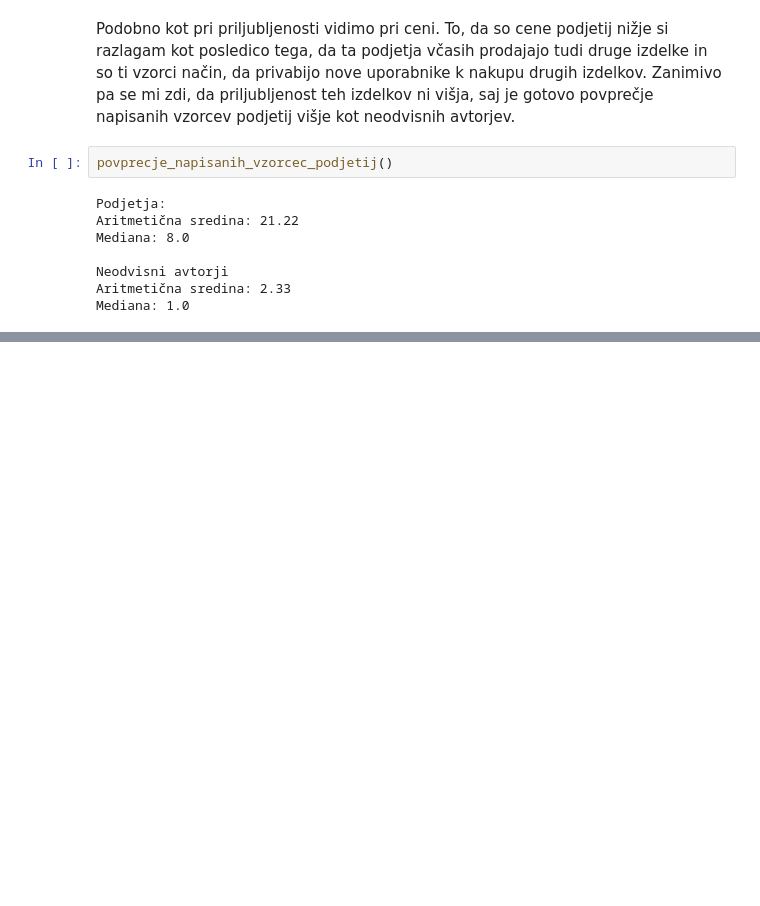
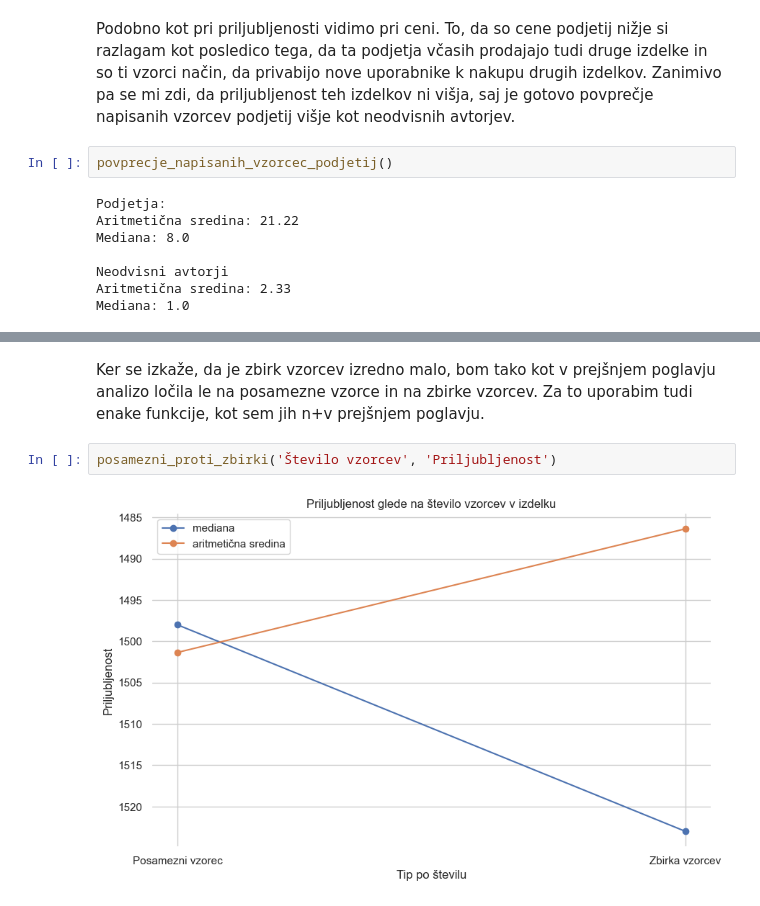
Before and after one commit to kanisaja/uvp-projektna-naloga, a Jupyter notebook: podrobna_analiza/analiza.ipynb, the cells around one changed output, grey strips where cells are left out. Drawn from its saved outputs; the diff is of its cells as text; blank space fills up the shorter version.

```diff
--- a/podrobna_analiza/analiza.ipynb
+++ b/podrobna_analiza/analiza.ipynb
@@ -347,0 +369,6 @@ Ta teorija se izkaže za resnično. Ne znam si razložiti, zakaj so vzorci podje
+# %% [markdown]
+Ker se izkaže, da je zbirk vzorcev izredno malo, bom tako kot v prejšnjem poglavju analizo ločila le na posamezne vzorce in na zbirke vzorcev. Za to uporabim tudi enake funkcije, kot sem jih n+v prejšnjem poglavju.
+# %%
+posamezni_proti_zbirki('Število vzorcev', 'Priljubljenost')
+# %% [output]
+[figure, added]
```
Also changed, not shown: parts of 11 cells of this notebook, 1 other file.
